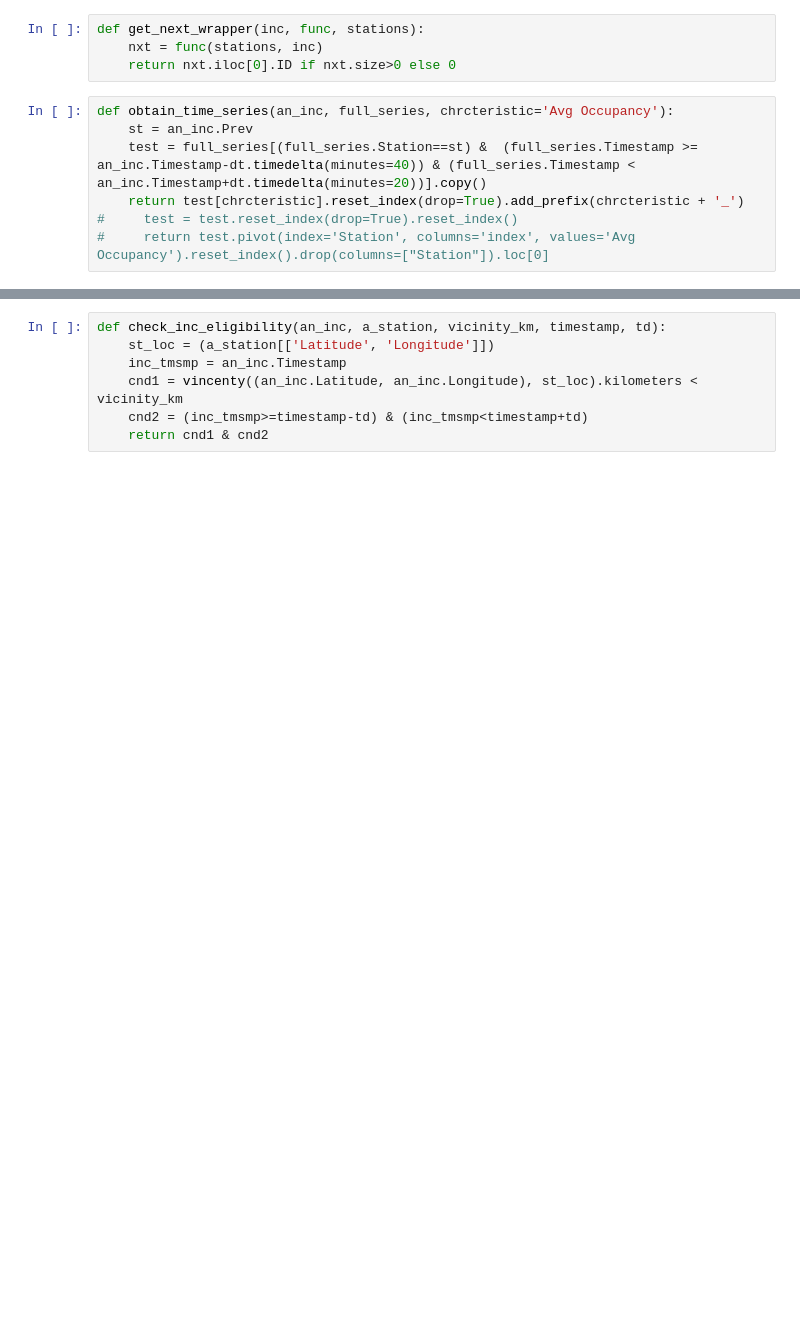
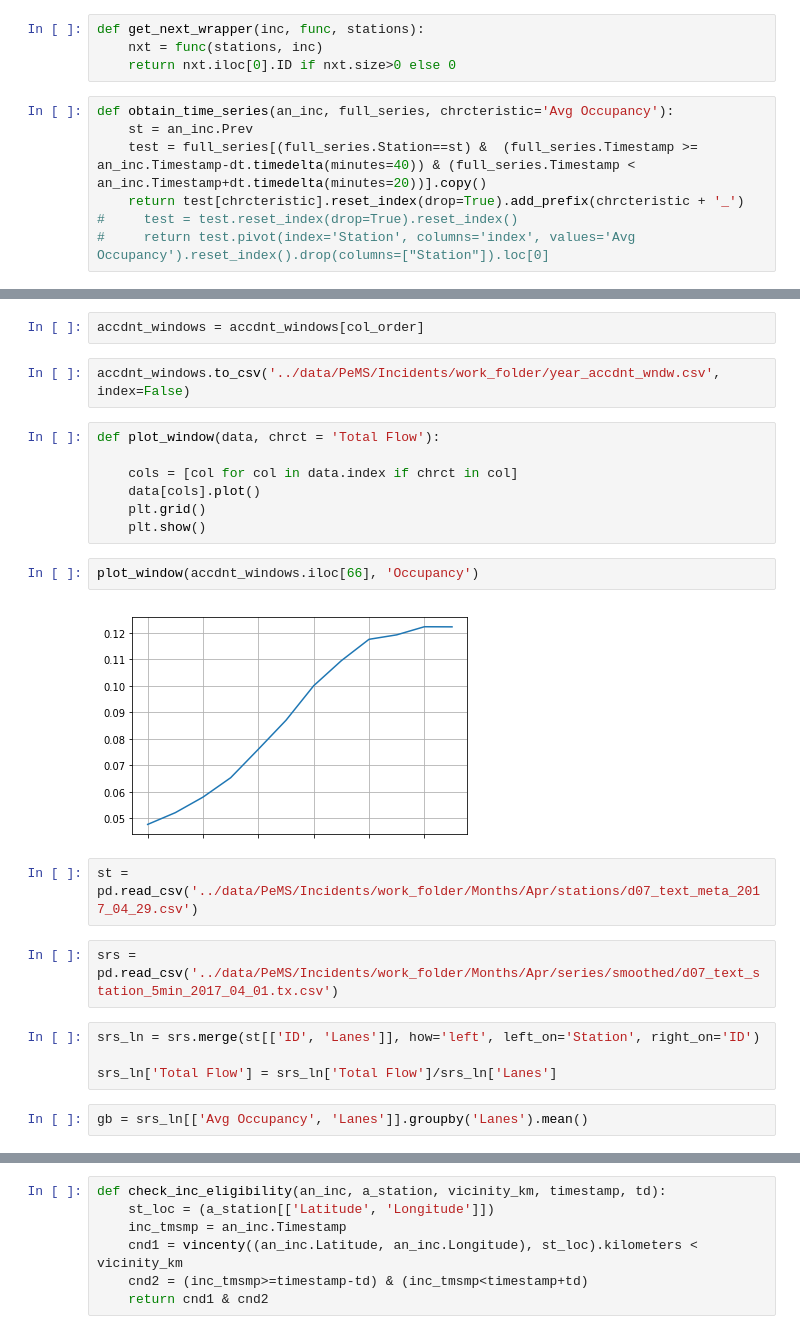
Before and after one commit to frolovconst/TC_w_ML, a Jupyter notebook: incidents_touch/inc_desc_ansis.ipynb, the cells around one changed output, grey strips where cells are left out. Cells and saved outputs as stored; diff of their text form; blank space fills up the shorter version.

```diff
--- a/incidents_touch/inc_desc_ansis.ipynb
+++ b/incidents_touch/inc_desc_ansis.ipynb
@@ -124,0 +208,25 @@ accdnt_windows_march = create_accident_windows('../data/PeMS/Incidents/test_env/
+# %%
+accdnt_windows = accdnt_windows[col_order]
+# %%
+accdnt_windows.to_csv('../data/PeMS/Incidents/work_folder/year_accdnt_wndw.csv', index=False)
+# %%
+def plot_window(data, chrct = 'Total Flow'):
+
+    cols = [col for col in data.index if chrct in col]
+    data[cols].plot()
+    plt.grid()
+    plt.show()
+# %%
+plot_window(accdnt_windows.iloc[66], 'Occupancy')
+# %% [output]
+[figure, added]
+# %%
+st = pd.read_csv('../data/PeMS/Incidents/work_folder/Months/Apr/stations/d07_text_meta_2017_04_29.csv')
+# %%
+srs = pd.read_csv('../data/PeMS/Incidents/work_folder/Months/Apr/series/smoothed/d07_text_station_5min_2017_04_01.tx.csv')
+# %%
+srs_ln = srs.merge(st[['ID', 'Lanes']], how='left', left_on='Station', right_on='ID')
+
+srs_ln['Total Flow'] = srs_ln['Total Flow']/srs_ln['Lanes']
+# %%
+gb = srs_ln[['Avg Occupancy', 'Lanes']].groupby('Lanes').mean()
```
Also changed, not shown: parts of 22 cells of this notebook, 1 other file.
